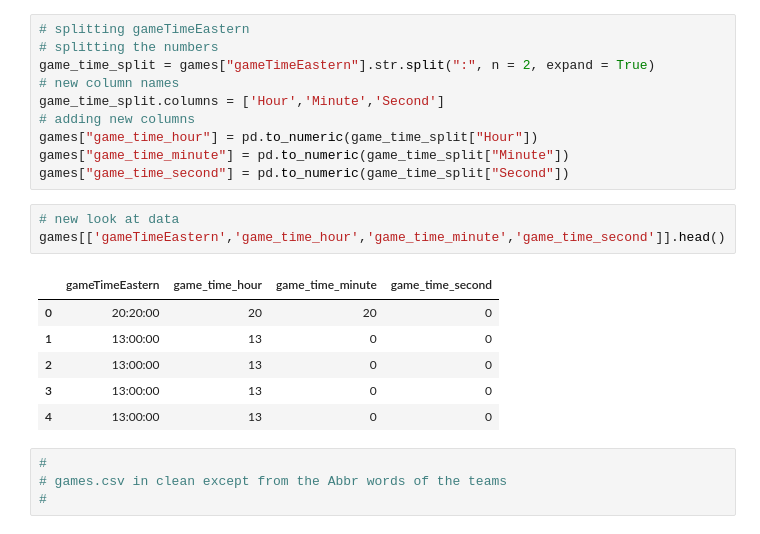
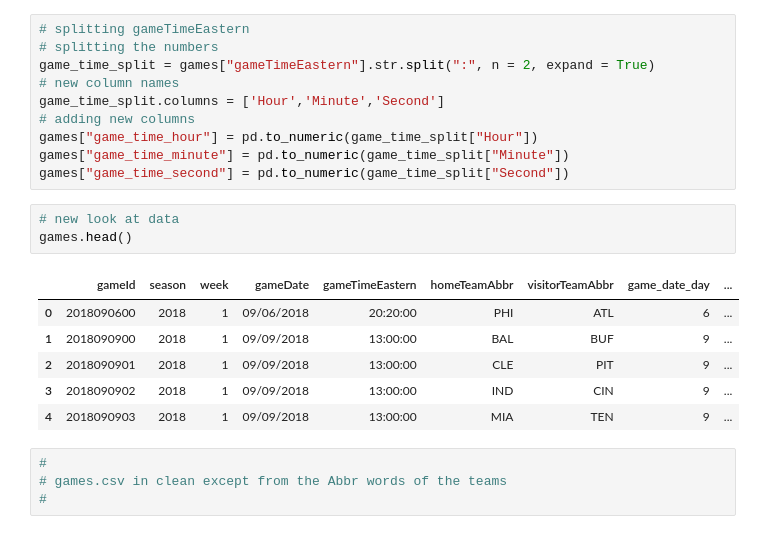
Before and after one commit to nik262/NFL-DATA-SCIENCE-PROJECT, a Jupyter notebook: NFL.ipynb, the cells around one changed output. Cells and saved outputs as stored; diff of their text form.

```diff
--- a/NFL.ipynb
+++ b/NFL.ipynb
@@ -369,14 +215,14 @@ games["game_time_minute"] = pd.to_numeric(game_time_split["Minute"])
 games["game_time_second"] = pd.to_numeric(game_time_split["Second"])
 # %%
 # new look at data
-games[['gameTimeEastern','game_time_hour','game_time_minute','game_time_second']].head()
+games.head()
 # %% [output]
-|  | gameTimeEastern | game_time_hour | game_time_minute | game_time_second |
-| 0 | 20:20:00 | 20 | 20 | 0 |
-| 1 | 13:00:00 | 13 | 0 | 0 |
-| 2 | 13:00:00 | 13 | 0 | 0 |
-| 3 | 13:00:00 | 13 | 0 | 0 |
-| 4 | 13:00:00 | 13 | 0 | 0 |
+|  | gameId | season | week | gameDate | gameTimeEastern | homeTeamAbbr | visitorTeamAbbr | game_date_day | ... |
+| 0 | 2018090600 | 2018 | 1 | 09/06/2018 | 20:20:00 | PHI | ATL | 6 | ... |
+| 1 | 2018090900 | 2018 | 1 | 09/09/2018 | 13:00:00 | BAL | BUF | 9 | ... |
+| 2 | 2018090901 | 2018 | 1 | 09/09/2018 | 13:00:00 | CLE | PIT | 9 | ... |
+| 3 | 2018090902 | 2018 | 1 | 09/09/2018 | 13:00:00 | IND | CIN | 9 | ... |
+| 4 | 2018090903 | 2018 | 1 | 09/09/2018 | 13:00:00 | MIA | TEN | 9 | ... |
 # %%
 #
 # games.csv in clean except from the Abbr words of the teams
```
Also changed, not shown: parts of 30 cells of this notebook, 1 other file.
